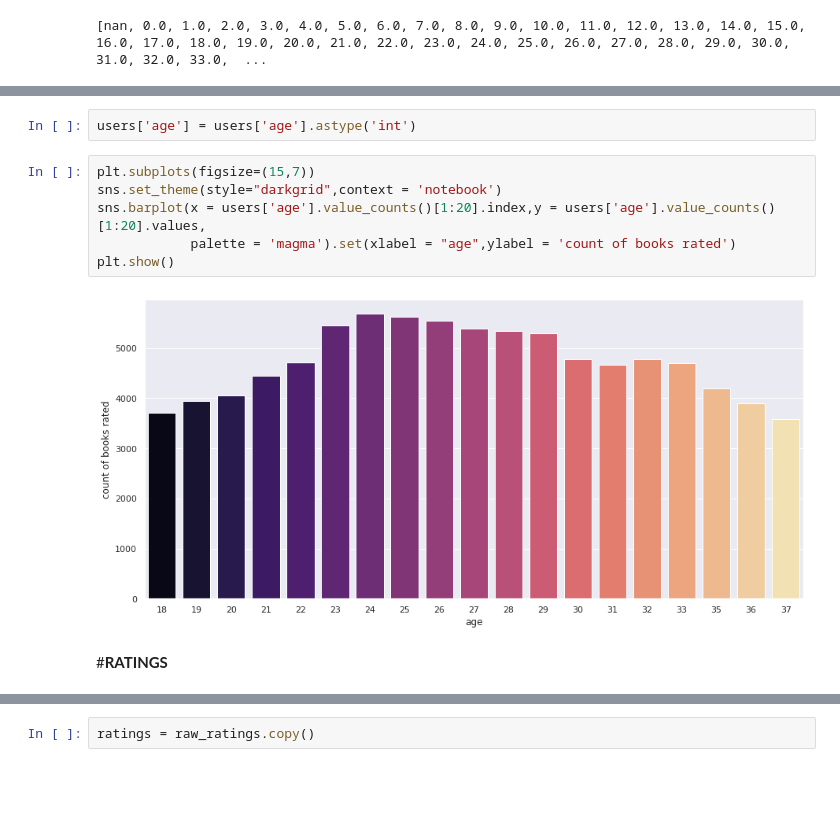
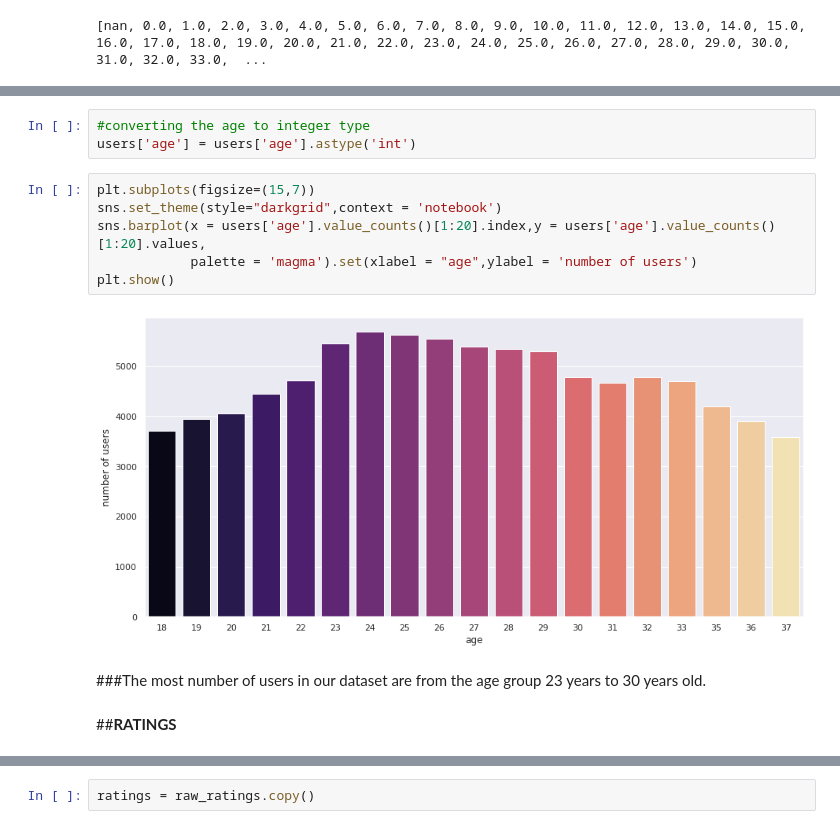
Before and after one commit to skaty5678/Book-recommendation-system, a Jupyter notebook: Book_Recommendation_System_SANJEEV_KUMAR_THAKUR.ipynb, the cells around one changed output, grey strips where cells are left out. Cells and saved outputs as stored; diff of their text form; blank space fills up the shorter version.

```diff
--- a/Book_Recommendation_System_SANJEEV_KUMAR_THAKUR.ipynb
+++ b/Book_Recommendation_System_SANJEEV_KUMAR_THAKUR.ipynb
@@ -296,12 +246,15 @@ users.age.mean()
 # %%
+#converting the age to integer type
 users['age'] = users['age'].astype('int')
 # %%
 plt.subplots(figsize=(15,7))
 sns.set_theme(style="darkgrid",context = 'notebook')
 sns.barplot(x = users['age'].value_counts()[1:20].index,y = users['age'].value_counts()[1:20].values,
-            palette = 'magma').set(xlabel = "age",ylabel = 'count of books rated')
+            palette = 'magma').set(xlabel = "age",ylabel = 'number of users')
 plt.show()
 # %% [output]
-[figure, old version]
+[figure, new version]
+# %% [markdown]
+###The most number of users in our dataset are from the age group 23 years to 30 years old.
 # %% [markdown]
-#**RATINGS**
+##**RATINGS**
```
Also changed, not shown: parts of 109 cells of this notebook.
